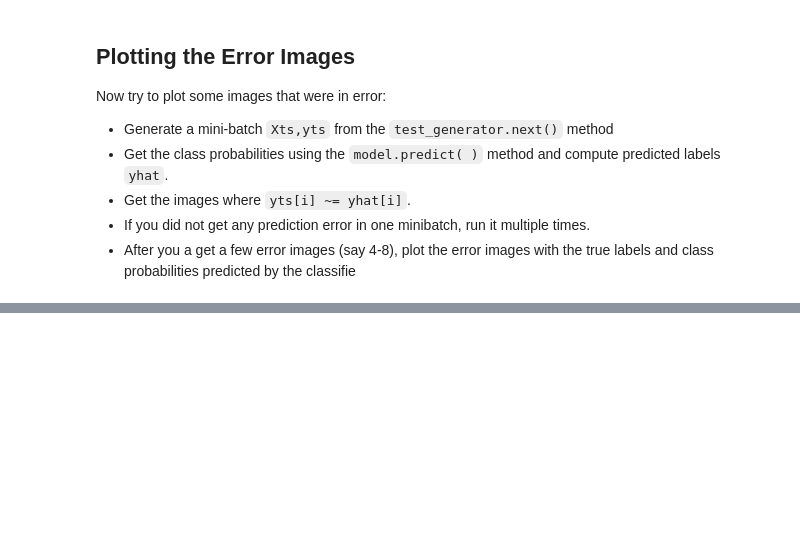
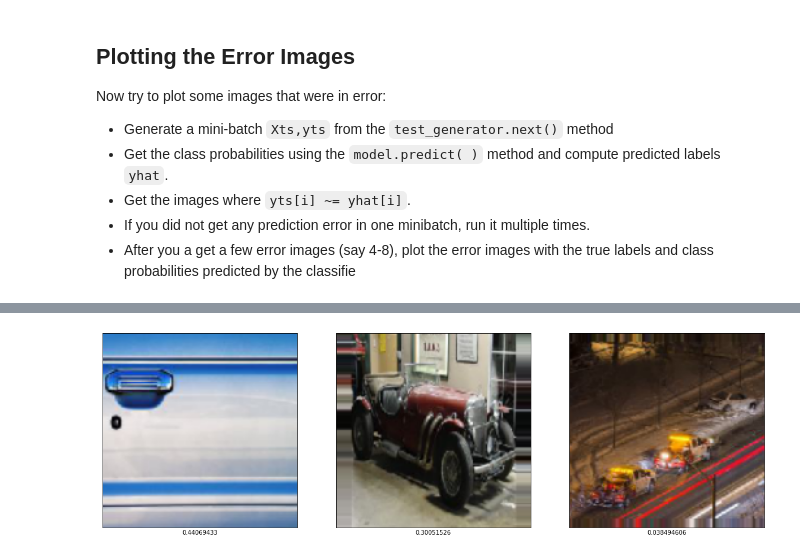
Before and after one commit to Bill-Mo/MachineLearning, a Jupyter notebook: unit10_cnn/lab_fine_tune_partial.ipynb, the cells around one changed output, grey strips where cells are left out. Saved outputs shown, nothing was run; the diff lists cells and outputs as text; code cells hidden in the pictures; blank space fills up the shorter version.

```diff
--- a/unit10_cnn/lab_fine_tune_partial.ipynb
+++ b/unit10_cnn/lab_fine_tune_partial.ipynb
@@ -363,14 +397,20 @@ Now try to plot some images that were in error:
 # %%
 # TODO 14
 Xts_batch, yts_batch = test_generator.next()
-yhat_batch = model.predict(Xts_batch)
+ypred_batch = model.predict(Xts_batch)
+ypred_batch = np.squeeze(ypred_batch)
+yhat_batch = np.round(ypred_batch)
 acc = np.mean(yhat_batch == yts_batch)
 print(acc)
-error_index = np.where(yhat_batch != yts_batch)
+
+error_mat = yhat_batch != yts_batch
+error_index = np.where(error_mat)[0]
 
 nplot = len(error_index)
-plt.figure(figsize=(10,10))
-for i in error_index:
+plt.figure(figsize=(20,20))
+for i in range(nplot):
+    error = error_index[i]
     plt.subplot(1,nplot,i+1)
-    disp_image(Xts_batch[i,:,:,:])
-    plt.xlabel(yts_batch[i] + )
+    disp_image(Xts_batch[error,:,:,:])
+    plt.xlabel(ypred_batch[error])
+# %% [output]
@@ -376,0 +419 @@ for i in error_index:
+[figure, added]
```
Also changed, not shown: parts of 10 cells of this notebook, 24 other files.
